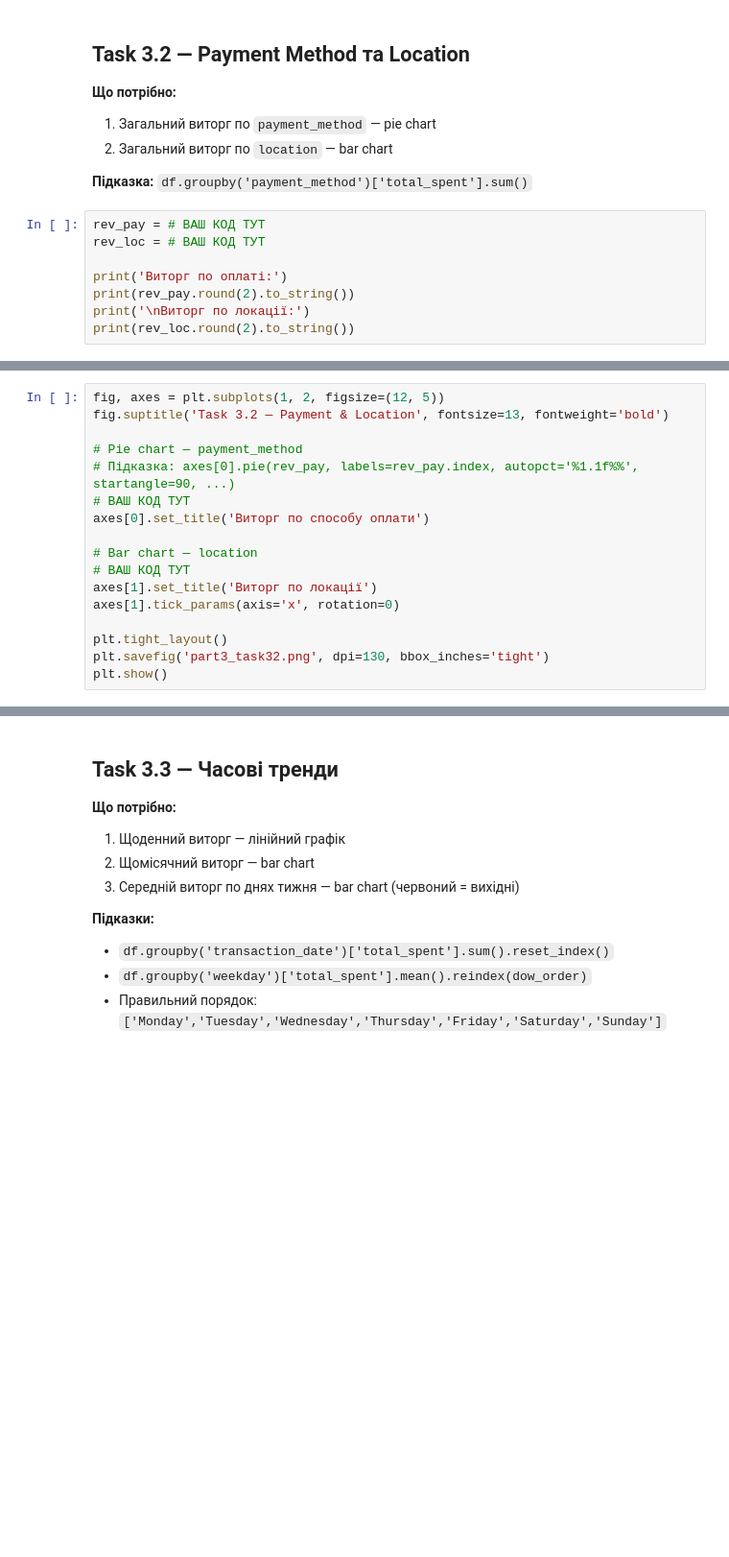
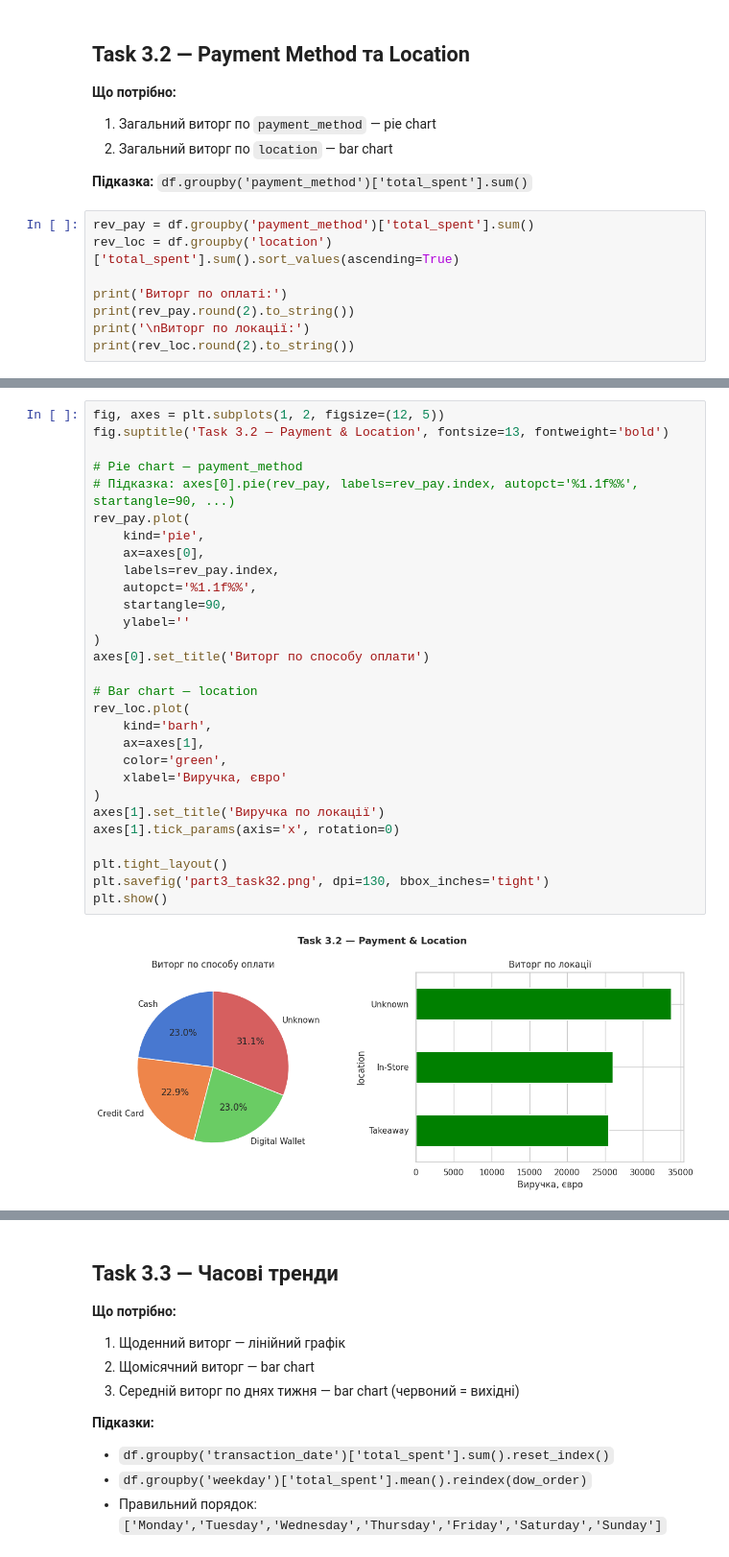
Before and after one commit to NadiiaIvashchuk/Cafe_Sales, a Jupyter notebook: cafe_eda_workbook_version2.ipynb, the cells around one changed output, grey strips where cells are left out. Shown at 96% size. Saved outputs shown, nothing was run; the diff lists cells and outputs as text; blank space fills up the shorter version.

```diff
--- a/cafe_eda_workbook_version2.ipynb
+++ b/cafe_eda_workbook_version2.ipynb
@@ -700,8 +728,8 @@ plt.show()
 
 **Підказка:** `df.groupby('payment_method')['total_spent'].sum()`
 # %%
-rev_pay = # ВАШ КОД ТУТ
-rev_loc = # ВАШ КОД ТУТ
+rev_pay = df.groupby('payment_method')['total_spent'].sum()
+rev_loc = df.groupby('location')['total_spent'].sum().sort_values(ascending=True)
 
 print('Виторг по оплаті:')
 print(rev_pay.round(2).to_string())
@@ -710,20 +751,34 @@ print(rev_loc.round(2).to_string())
 # %%
 fig, axes = plt.subplots(1, 2, figsize=(12, 5))
 fig.suptitle('Task 3.2 — Payment & Location', fontsize=13, fontweight='bold')
 
 # Pie chart — payment_method
 # Підказка: axes[0].pie(rev_pay, labels=rev_pay.index, autopct='%1.1f%%', startangle=90, ...)
-# ВАШ КОД ТУТ
+rev_pay.plot(
+    kind='pie',
+    ax=axes[0],
+    labels=rev_pay.index,
+    autopct='%1.1f%%',
+    startangle=90,
+    ylabel=''
+)
 axes[0].set_title('Виторг по способу оплати')
 
 # Bar chart — location
-# ВАШ КОД ТУТ
-axes[1].set_title('Виторг по локації')
+rev_loc.plot(
+    kind='barh',
+    ax=axes[1],
+    color='green',
+    xlabel='Виручка, євро'
+)
+axes[1].set_title('Виручка по локації')
 axes[1].tick_params(axis='x', rotation=0)
 
 plt.tight_layout()
 plt.savefig('part3_task32.png', dpi=130, bbox_inches='tight')
 plt.show()
+# %% [output]
+[figure, added]
 # %% [markdown]
 ### ✏️ Висновок до Task 3.2
 
```
Also changed, not shown: parts of 6 cells of this notebook.
